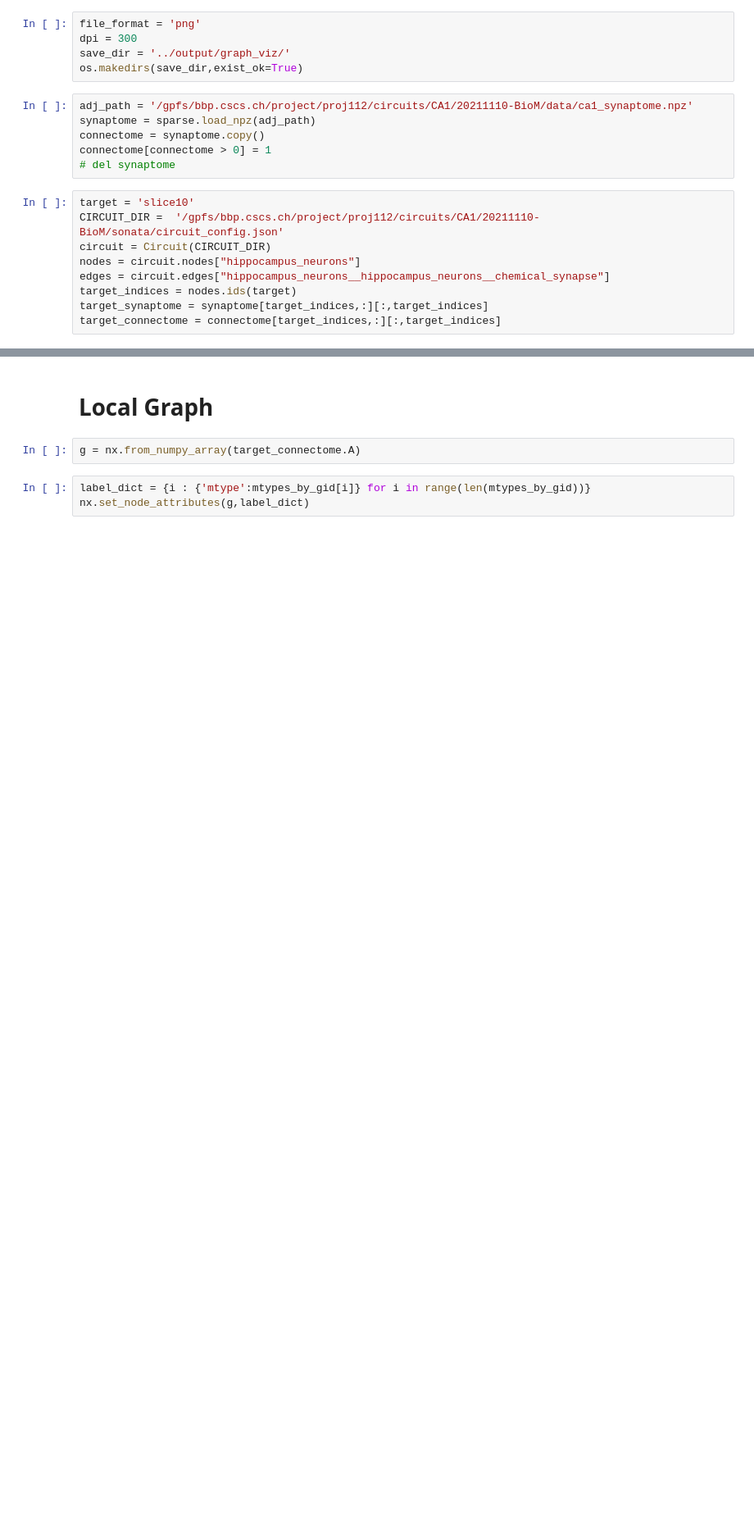
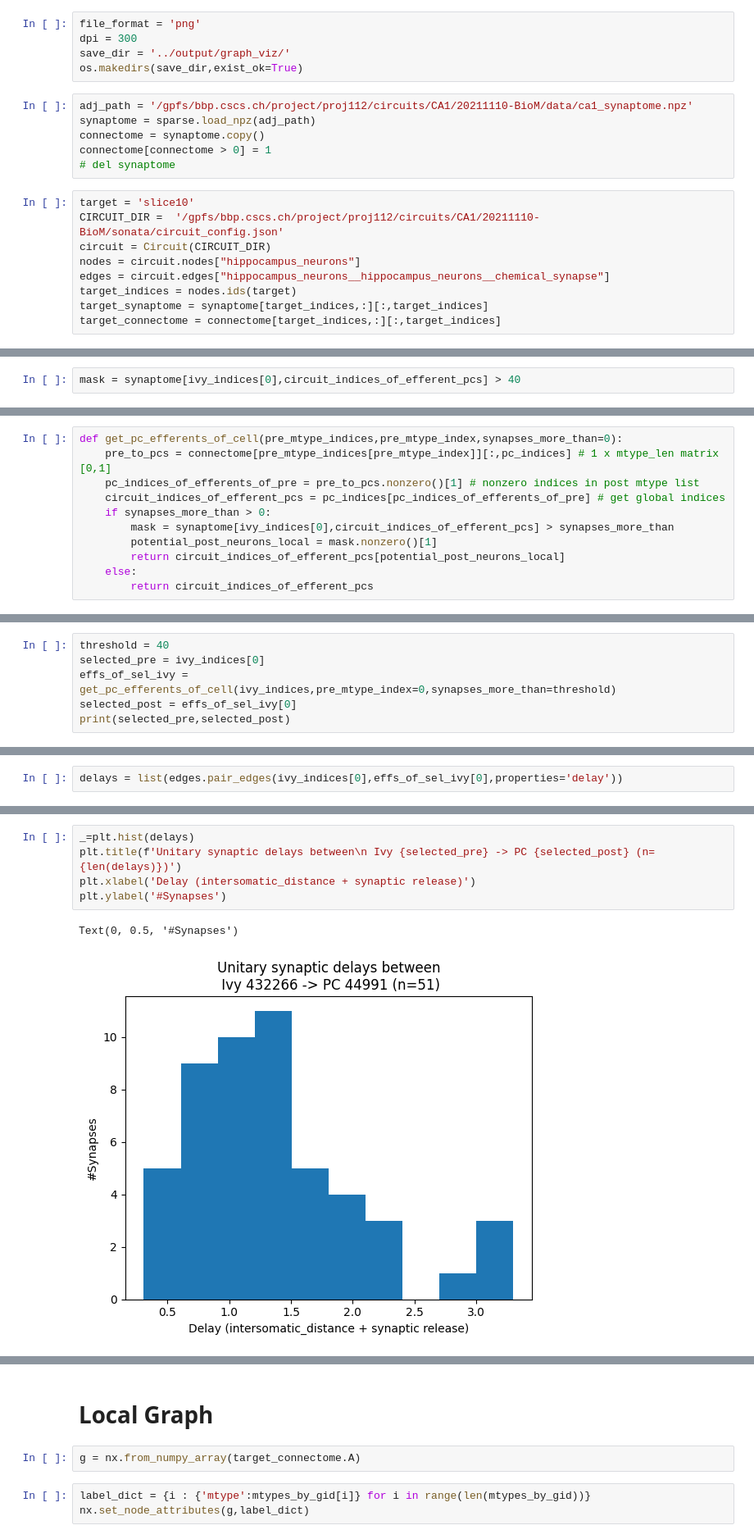
Before and after one commit to KeremKurban/graph_analysis, a Jupyter notebook: notebooks/synapses_investigate.ipynb, the cells around one changed output, grey strips where cells are left out. Shown at 82% size. Saved outputs shown, nothing was run; the diff lists cells and outputs as text; blank space fills up the shorter version.

```diff
--- a/notebooks/Untitled.ipynb
+++ b/notebooks/synapses_investigate.ipynb
@@ -32,0 +66,2 @@ mtypes_by_gid = np.array(nodes.get(target).mtype.values)
+# %%
+mask = synaptome[ivy_indices[0],circuit_indices_of_efferent_pcs] > 40
@@ -32,0 +80,11 @@ mtypes_by_gid = np.array(nodes.get(target).mtype.values)
+# %%
+def get_pc_efferents_of_cell(pre_mtype_indices,pre_mtype_index,synapses_more_than=0):
+    pre_to_pcs = connectome[pre_mtype_indices[pre_mtype_index]][:,pc_indices] # 1 x mtype_len matrix [0,1]
+    pc_indices_of_efferents_of_pre = pre_to_pcs.nonzero()[1] # nonzero indices in post mtype list
+    circuit_indices_of_efferent_pcs = pc_indices[pc_indices_of_efferents_of_pre] # get global indices
+    if synapses_more_than > 0:
+        mask = synaptome[ivy_indices[0],circuit_indices_of_efferent_pcs] > synapses_more_than
+        potential_post_neurons_local = mask.nonzero()[1]
+        return circuit_indices_of_efferent_pcs[potential_post_neurons_local]
+    else:
+        return circuit_indices_of_efferent_pcs
@@ -32,0 +95,6 @@ mtypes_by_gid = np.array(nodes.get(target).mtype.values)
+# %%
+threshold = 40
+selected_pre = ivy_indices[0]
+effs_of_sel_ivy = get_pc_efferents_of_cell(ivy_indices,pre_mtype_index=0,synapses_more_than=threshold)
+selected_post = effs_of_sel_ivy[0]
+print(selected_pre,selected_post)
@@ -32,0 +158,2 @@ mtypes_by_gid = np.array(nodes.get(target).mtype.values)
+# %%
+delays = list(edges.pair_edges(ivy_indices[0],effs_of_sel_ivy[0],properties='delay'))
@@ -32,0 +166,8 @@ mtypes_by_gid = np.array(nodes.get(target).mtype.values)
+# %%
+_=plt.hist(delays)
+plt.title(f'Unitary synaptic delays between\n Ivy {selected_pre} -> PC {selected_post} (n={len(delays)})')
+plt.xlabel('Delay (intersomatic_distance + synaptic release)')
+plt.ylabel('#Synapses')
+# %% [output]
+Text(0, 0.5, '#Synapses')
+[figure, added]
```
Also changed, not shown: parts of 39 cells of this notebook, 35 other files.
